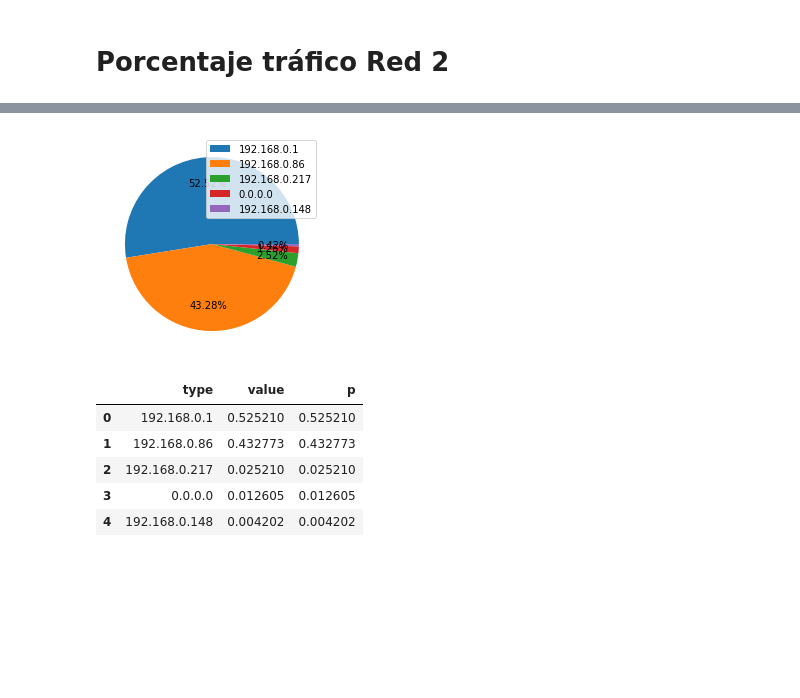
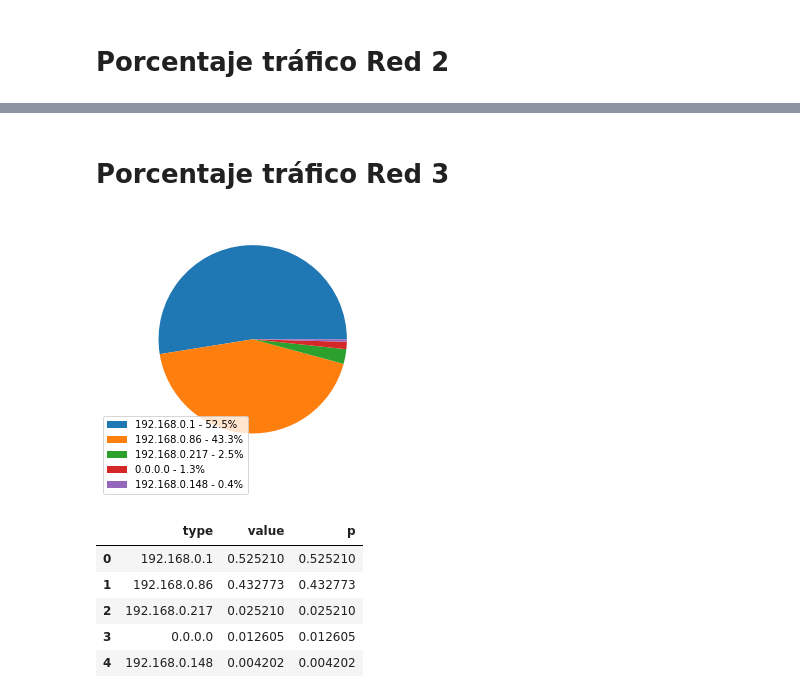
Before and after one commit to cap-diego/tdc-tp1, a Jupyter notebook: analysis_2.ipynb, the cells around one changed output, grey strips where cells are left out. Drawn from its saved outputs; the diff is of its cells as text; code cells hidden in the pictures; blank space fills up the shorter version.

```diff
--- a/analysis_2.ipynb
+++ b/analysis_2.ipynb
@@ -5,7 +5,7 @@ import numpy as np
 # %%
 Red_1 = "Diego"
 Red_2 = "Agus"
-Red_3 = "Lion"
+Red_3 = "lion"
 results_dir_fmt = "results/analysis_2/{red}_{file}"
 # %%
 def load_dfs_by_red(red):
@@ -18,12 +18,24 @@ def load_dfs_by_red(red):
     entropy = pd.read_csv(results_dir_fmt.format(red=red, file="entropy.csv"))
 
     return (prot_perc, symbol_freq, info, entropy)
+# %%
+def my_autopct(pct):
+    return None
+
+def parsePercent(p):
+    return '%1.1f' % p
 # %%
 def draw_pie(_df, outputname):
-    plt.pie(_df["value"], labels = _df["type"], labeldistance = None, autopct='%1.2f%%', pctdistance=0.7)
-    plt.legend()
+    patches = plt.pie(_df["value"], labels = None, autopct=my_autopct, pctdistance=0.7)
+    labels = []
+    i = 0
+    for p in patches[2]:
+        labels += ["{} - {}%".format(_df.iloc[i].type, parsePercent(_df.iloc[i].value*100))]
+        i += 1
 
-    plt.savefig('./results/analysis_2/imgs/{}.png'.format(outputname))
+    plt.legend(labels, bbox_to_anchor=(0.5,0), loc="lower right", bbox_transform=plt.gcf().transFigure)
+    plt.savefig('./results/analysis_2/imgs/s2_{}.svg'.format(outputname))#,bbox_inches="tight")
+    plt.tight_layout()
     plt.show()
 # %%
 def draw_info_by_proto(_df_info, red, _df_entropy, outputname):
@@ -117,7 +133,9 @@ df_Red_3_symbol_freq
+# %% [markdown]
+# Porcentaje tráfico Red 3
 # %%
-draw_pie(df_Red_3_symbol_freq, "red_2_broadcast_unicast")
+draw_pie(df_Red_3_symbol_freq, "red_3_hosts")
 # %% [output]
-[figure, old version]
+[figure, new version]
 # %%
 df_Red_3_symbol_freq["p"] =  df_Red_3_symbol_freq['value']/df_Red_3_symbol_freq['value'].sum()
 df_Red_3_symbol_freq
```
Also changed, not shown: parts of 11 cells of this notebook, 20 other files.
